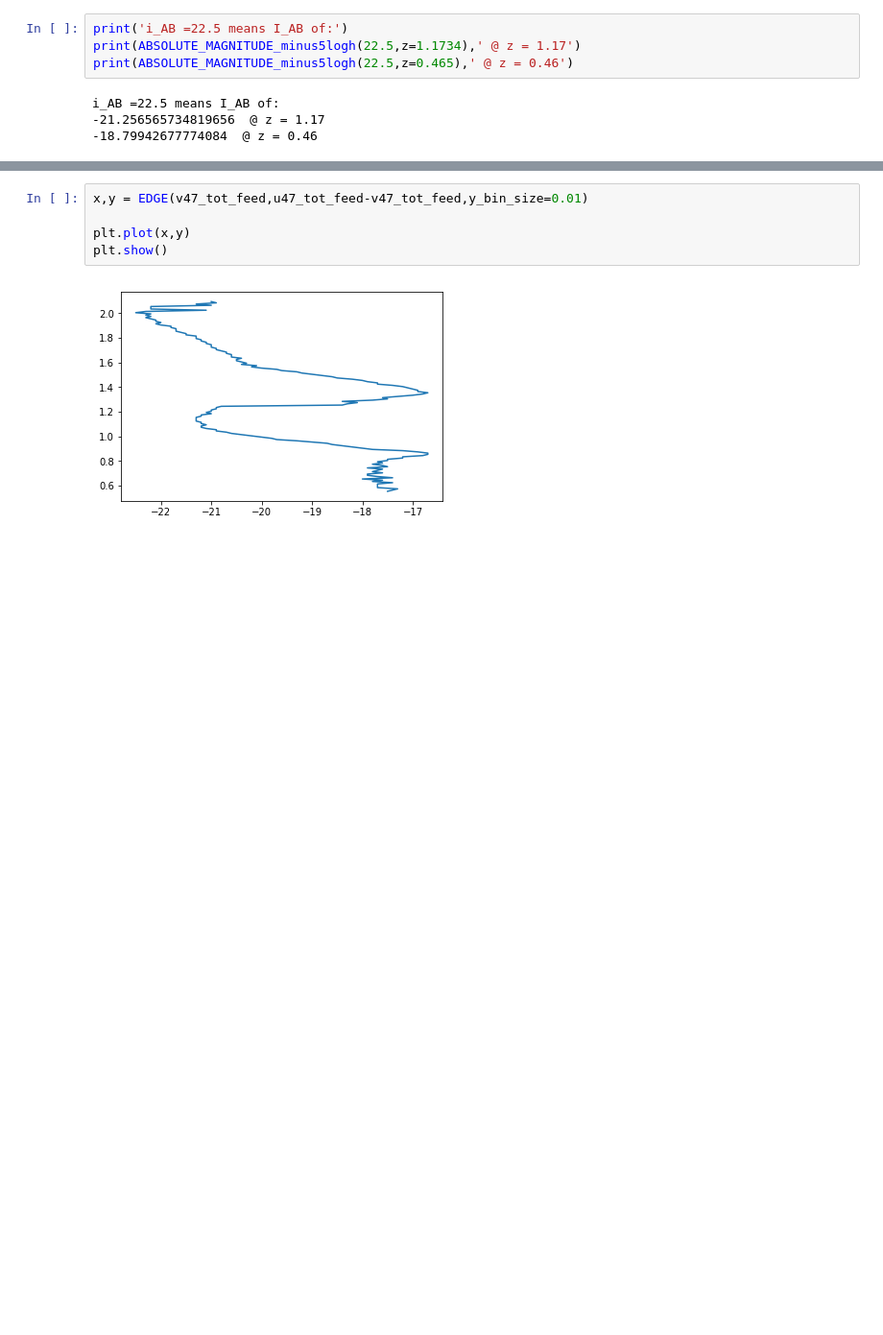
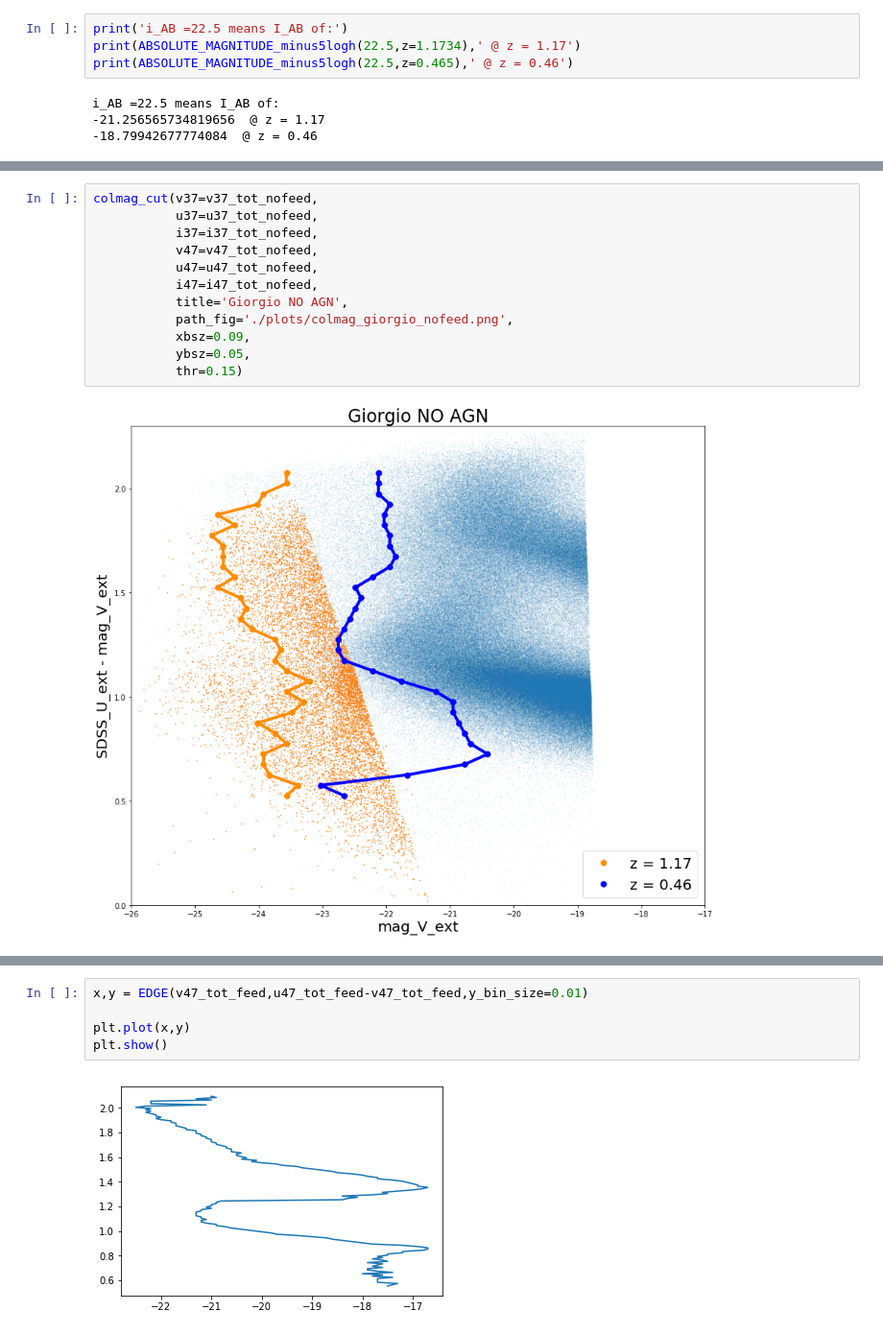
Before and after one commit to GiorgioManzoni/cosma_colmag, a Jupyter notebook: Plot_colour_magnitudes.ipynb, the cells around one changed output, grey strips where cells are left out. Shown at 96% size. Cells and saved outputs as stored; diff of their text form; blank space fills up the shorter version.

```diff
--- a/Plot_colour_magnitudes.ipynb
+++ b/Plot_colour_magnitudes.ipynb
@@ -401,0 +536,14 @@ print(len(v47_tot_feed))
+# %%
+colmag_cut(v37=v37_tot_nofeed,
+           u37=u37_tot_nofeed,
+           i37=i37_tot_nofeed,
+           v47=v47_tot_nofeed,
+           u47=u47_tot_nofeed,
+           i47=i47_tot_nofeed,
+           title='Giorgio NO AGN',
+           path_fig='./plots/colmag_giorgio_nofeed.png',
+           xbsz=0.09,
+           ybsz=0.05,
+           thr=0.15)
+# %% [output]
+[figure, added]
```
Also changed, not shown: parts of 21 cells of this notebook.
